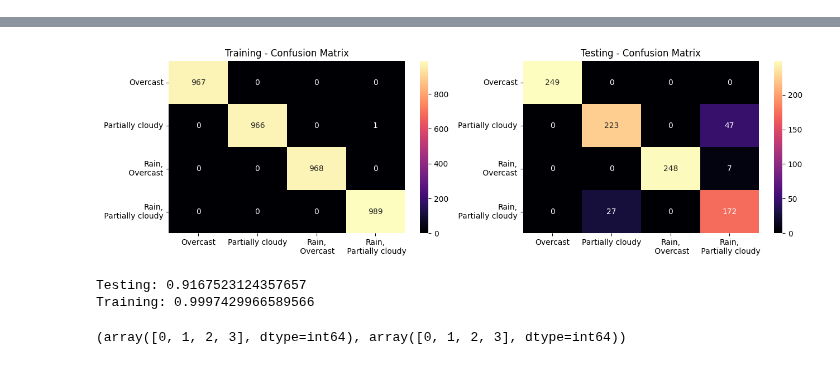
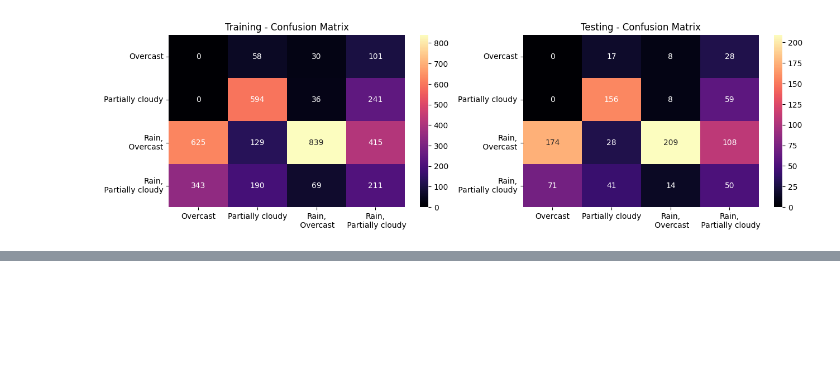
Before and after one commit to alaricespina/Thesis-Repository, a Jupyter notebook: Final Model Files/DBNImplementation.ipynb, the cells around one changed output, grey strips where cells are left out. Saved outputs shown, nothing was run; the diff lists cells and outputs as text; code cells hidden in the pictures; blank space fills up the shorter version.

```diff
--- a/Final Model Files/DBNImplementation.ipynb
+++ b/Final Model Files/DBNImplementation.ipynb
@@ -66,0 +44,25 @@ X = X / X.max()
+# %%
+X = df[input_columns].to_numpy()
+Y = df[output_column].to_numpy()
+X = X.astype(float)
+X = X - X.min()
+X = X / X.max()
+
+le = LabelEncoder()
+Y = le.fit_transform(Y)
+# %%
+win_length = 5
+new_X = []
+new_Y = []
+for row in range(win_length, len(X)):
+    t_l = list(X[row])
+    for prev_row in range(row-1, row-win_length-1, -1):
+        t_l.extend(list(X[prev_row]))
+    new_X.append(t_l)
+
+    new_Y.append(Y[row])
+
+new_X = np.array(new_X)
+new_Y = np.array(new_Y)
+X = new_X
+Y = new_Y
@@ -124,0 +222,12 @@ Pipeline(steps=[('rbm1',
+# %%
+classifier = SupervisedDBNClassification(hidden_layers_structure=[64, 64],
+                                         learning_rate_rbm=0.001,
+                                         learning_rate=0.1,
+                                         n_epochs_rbm=10,
+                                         n_iter_backprop=10,
+                                         batch_size=32,
+                                         activation_function='relu',
+                                         dropout_p=0)
+
+
+classifier.fit(X_train, Y_train)
@@ -125,30 +253,31 @@ Pipeline(steps=[('rbm1',
 # %%
 # Predict on training (for verification)
-Y_pred_train = model.predict(X_train)
+Y_pred_train = classifier.predict(X_train)
 CM_train = confusion_matrix(Y_pred_train, Y_train)
 train_acc = accuracy_score(Y_train, Y_pred_train)
 
 # Testing Plot
 plt.figure(figsize=(15, 4))
 ax = plt.subplot(121)
 ax.set_title("Training - Confusion Matrix")
 sns.heatmap(CM_train, annot=True, cmap="magma", ax=ax, fmt='d')
 ax.xaxis.set_ticklabels(lm)
 ax.yaxis.set_ticklabels(lm)
 plt.yticks(rotation=0)
 
 # Predict on testing (for verification)
-Y_pred_test = model.predict(X_test)
+Y_pred_test = classifier.predict(X_test)
 CM_test = confusion_matrix(Y_pred_test, Y_test)
 test_acc = accuracy_score(Y_test, Y_pred_test)
 
 ax2 = plt.subplot(122)
 ax2.set_title("Testing - Confusion Matrix")
 sns.heatmap(CM_test, annot=True, cmap="magma", ax=ax2, fmt='d')
 ax2.xaxis.set_ticklabels(lm)
 ax2.yaxis.set_ticklabels(lm)
 plt.yticks(rotation=0)
 
 plt.show()
 print(f"Testing: {test_acc} \nTraining: {train_acc}")
 # %% [output]
+[figure, new version]
@@ -157,7 +285,0 @@ print(f"Testing: {test_acc} \nTraining: {train_acc}")
-[figure, old version]
-Testing: 0.9167523124357657
-Training: 0.9997429966589566
-# %%
-np.unique(np.array(Y_pred_train)), np.unique(Y_train)
-# %% [output]
-(array([0, 1, 2, 3], dtype=int64), array([0, 1, 2, 3], dtype=int64))
```
Also changed, not shown: parts of 14 cells of this notebook, 7 other files.
